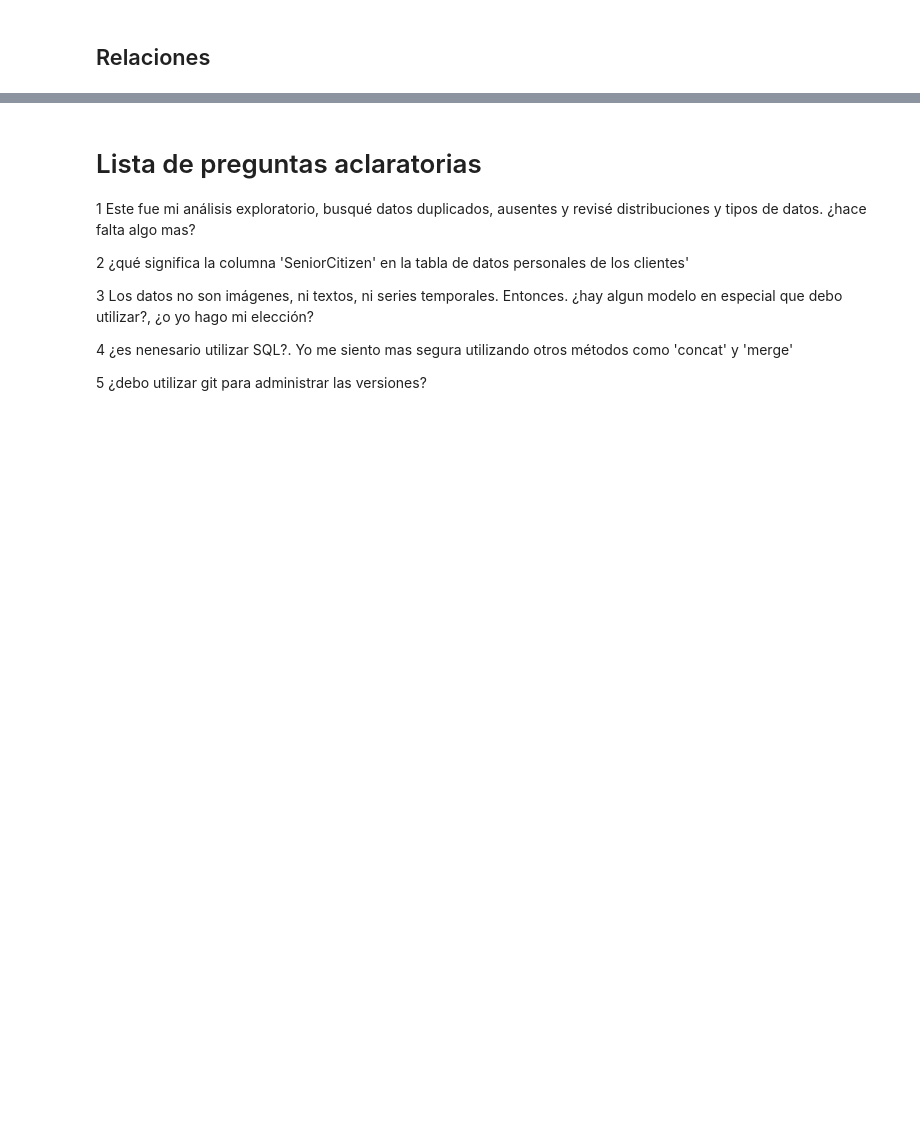
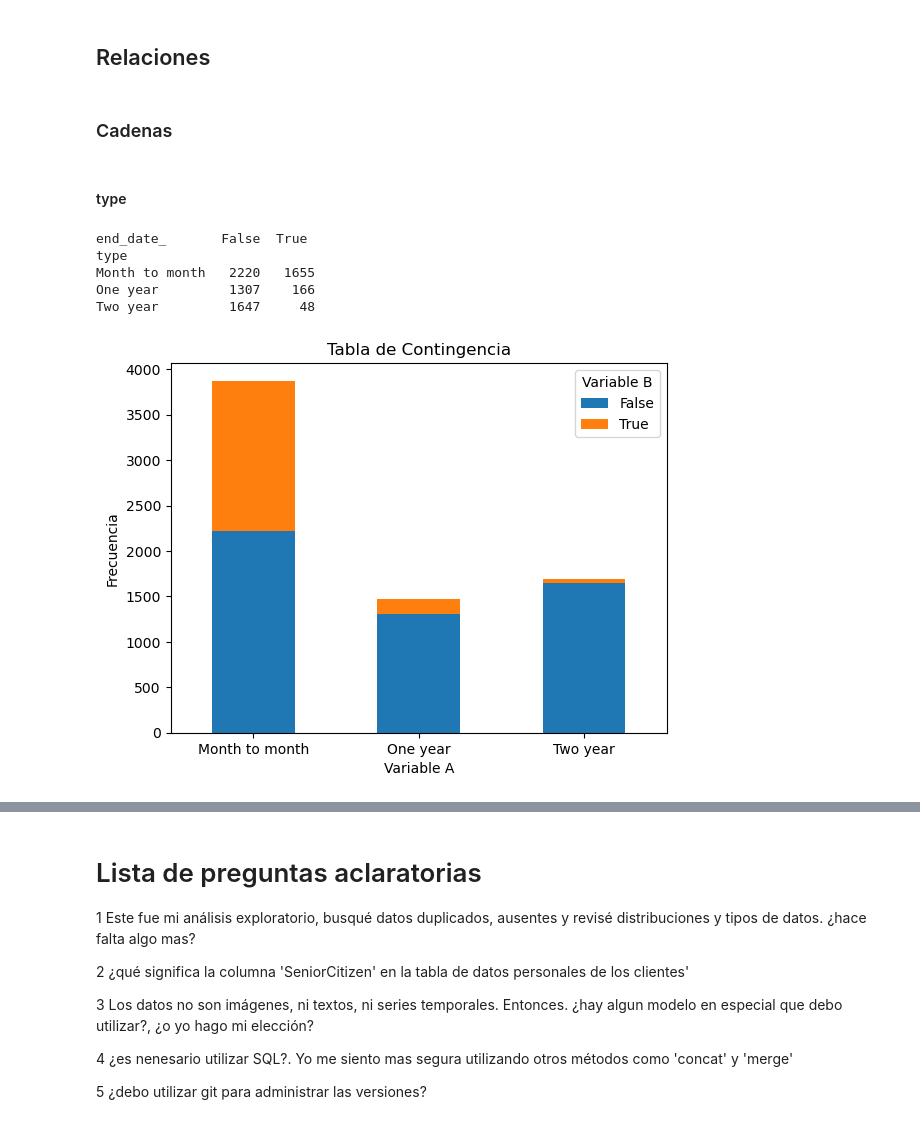
Before and after one commit to GeorginaTL/ProyectoFinalTT, a Jupyter notebook: proyecto_final_s17.ipynb, the cells around one changed output, grey strips where cells are left out. Saved outputs shown, nothing was run; the diff lists cells and outputs as text; code cells hidden in the pictures; blank space fills up the shorter version.

```diff
--- a/proyecto_final_s17.ipynb
+++ b/proyecto_final_s17.ipynb
@@ -471,6 +472,6 @@ Agregaré una columna con la fecha mas antigua para poder codificar las fechas d
 interconnect_data['old_date_']=pd.to_datetime('2013-10-01', format='%Y-%m-%d')
 # %%
 # voy a codificar estas fechas como variables ordinales
-interconnect_data['begin_date_']=interconnect_data['begin_date']-interconnect_data['old_date_']
+interconnect_data['begin_date_']=(interconnect_data['begin_date']-interconnect_data['old_date_']).dt.days
 interconnect_data['begin_date_']
 # %% [output]
@@ -848,3 +849,30 @@ Index(['type', 'paperless_billing', 'payment_method', 'monthly_charges',
       dtype='object')
 # %% [markdown]
 ## Relaciones
+# %% [markdown]
+### Cadenas
+# %% [markdown]
+#### type
+# %%
+# Crear la tabla de contingencia (tabla cruzada)
+contingency_table = pd.crosstab(interconnect_data['type'], interconnect_data['end_date_'])
+
+# Mostrar la tabla de contingencia
+#print("Tabla de Contingencia:")
+print(contingency_table)
+
+# Graficar la tabla de contingencia
+contingency_table.plot(kind='bar', stacked=True)
+plt.title('Tabla de Contingencia')
+plt.xlabel('Variable A')
+plt.ylabel('Frecuencia')
+plt.xticks(rotation=0)
+plt.legend(title='Variable B')
+plt.show()
+# %% [output]
+end_date_       False  True
+type
+Month to month   2220   1655
+One year         1307    166
+Two year         1647     48
+[figure, added]
```
Also changed, not shown: parts of 66 cells of this notebook.
